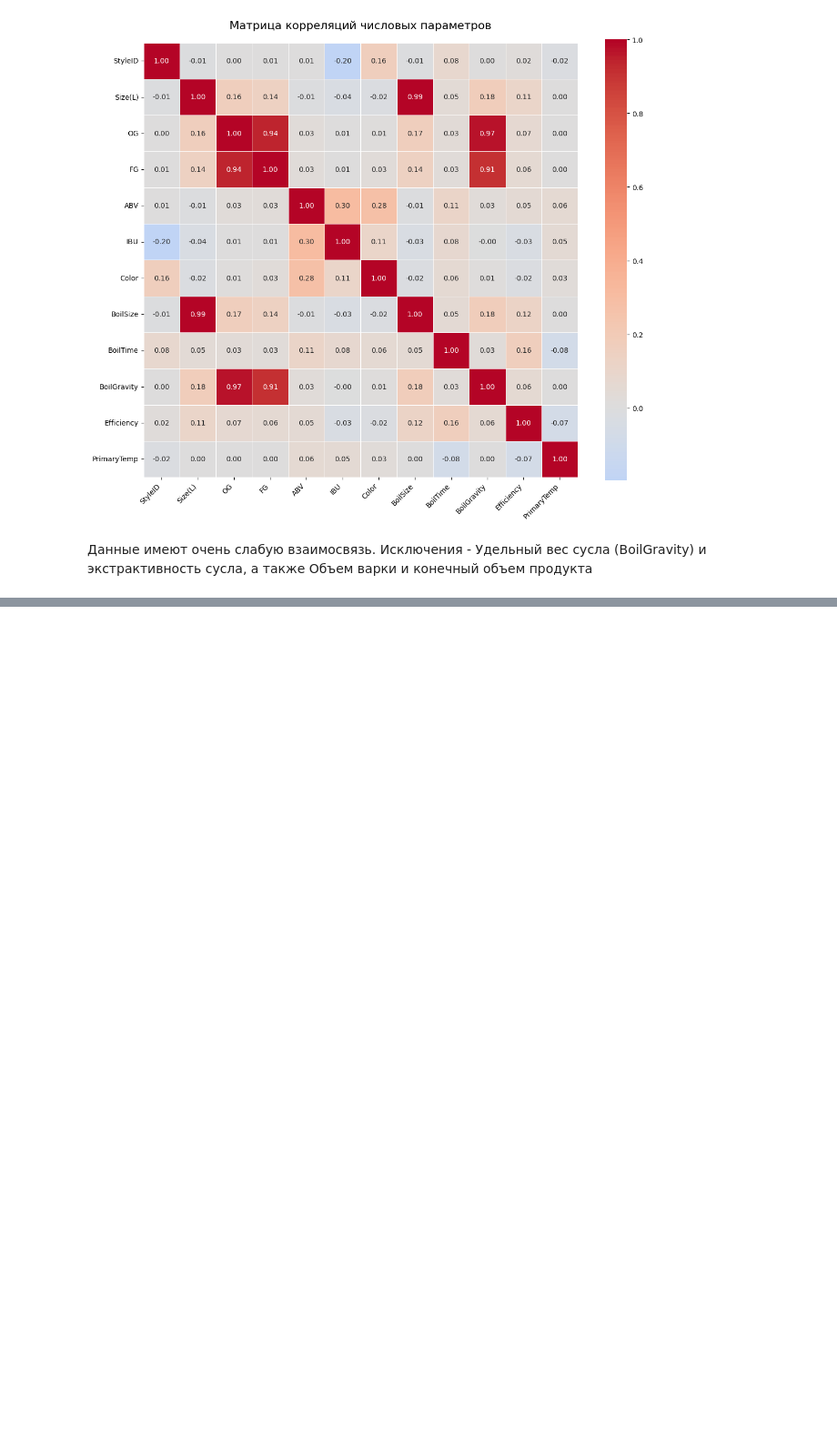
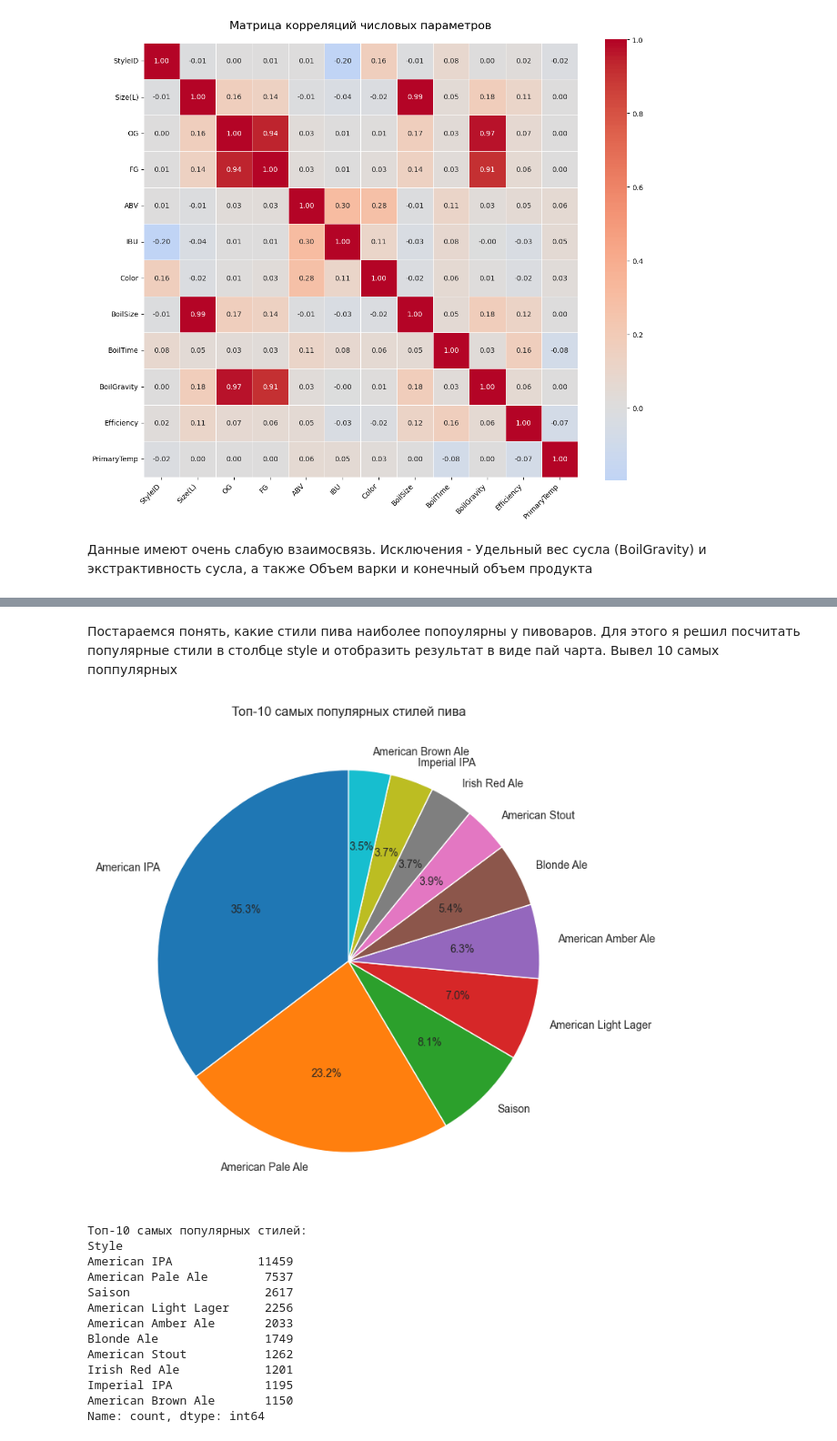
Before and after one commit to Makavkos/Engineering-Data-Management, a Jupyter notebook: EDA notebook/EDA.ipynb, the cells around one changed output, grey strips where cells are left out. Shown at 91% size. Cells and saved outputs as stored; diff of their text form; code cells hidden in the pictures; blank space fills up the shorter version.

```diff
--- a/EDA notebook/EDA.ipynb
+++ b/EDA notebook/EDA.ipynb
@@ -345,0 +413,29 @@ plt.show()
+# %% [markdown]
+Постараемся понять, какие стили пива наиболее попоулярны у пивоваров. Для этого я решил посчитать популярные стили в столбце style и отобразить результат в виде пай чарта. Вывел 10 самых поппулярных
+# %%
+top_styles = clean_data['Style'].value_counts().head(10)
+
+# Создаем круговую диаграмму
+plt.figure(figsize=(10, 8))
+plt.pie(top_styles.values, labels=top_styles.index, autopct='%1.1f%%', startangle=90)
+plt.title('Топ-10 самых популярных стилей пива')
+plt.show()
+
+# Вывод основной информации
+print("Топ-10 самых популярных стилей:")
+print(top_styles)
+# %% [output]
+[figure, added]
+Топ-10 самых популярных стилей:
+Style
+American IPA            11459
+American Pale Ale        7537
+Saison                   2617
+American Light Lager     2256
+American Amber Ale       2033
+Blonde Ale               1749
+American Stout           1262
+Irish Red Ale            1201
+Imperial IPA             1195
+American Brown Ale       1150
+Name: count, dtype: int64
```
Also changed, not shown: parts of 5 cells of this notebook.
